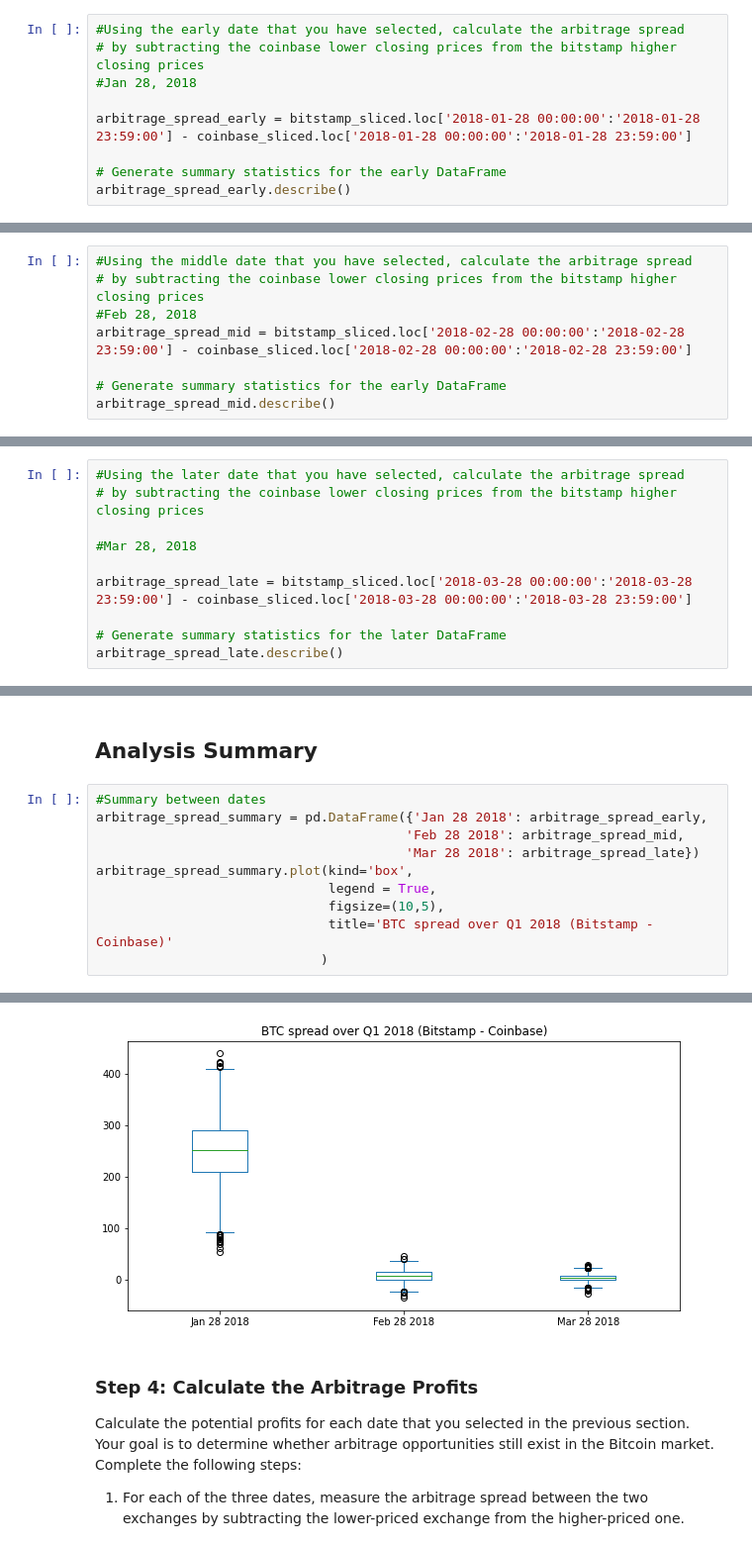
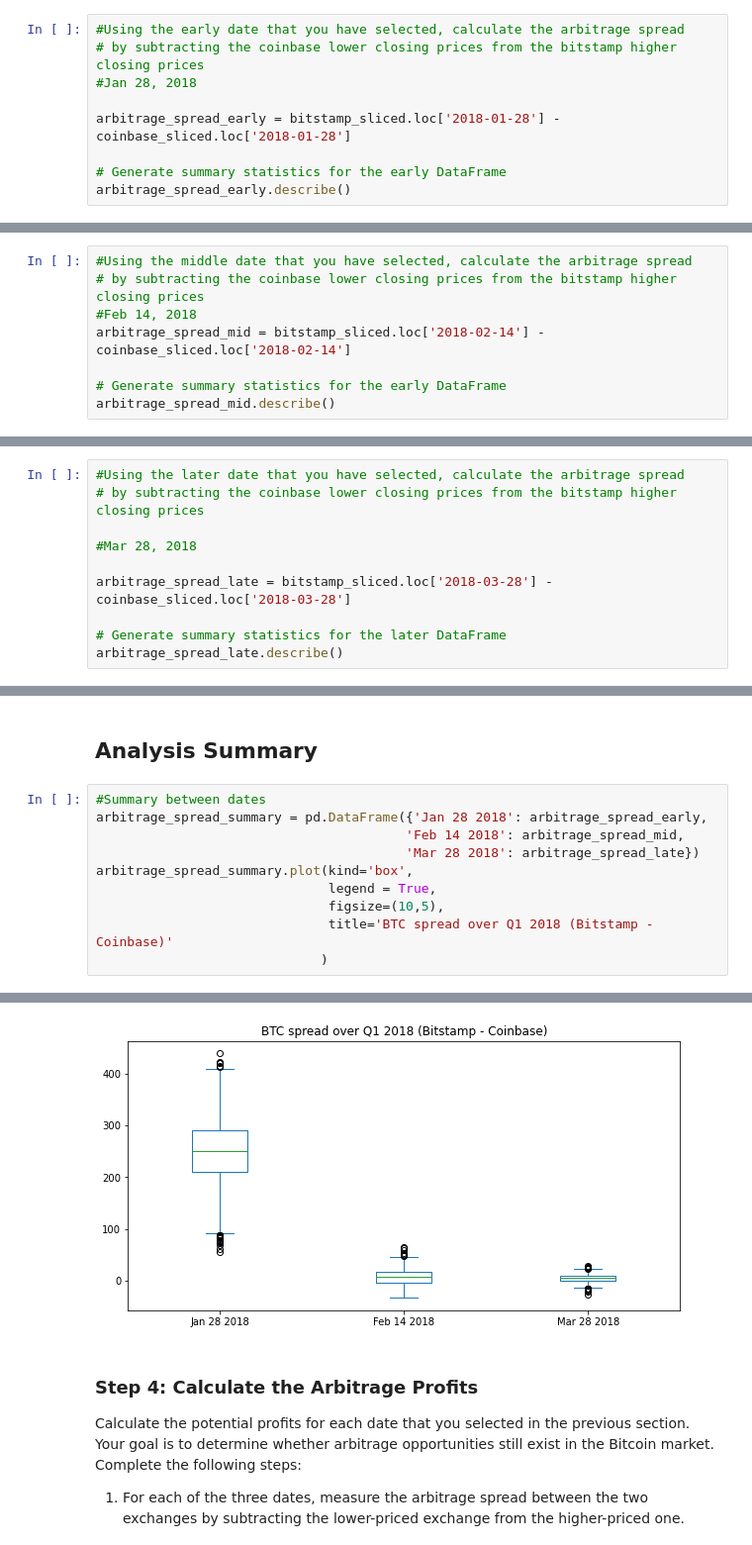
Before and after one commit to johngru/bitcoin_arbitrage_analysis, a Jupyter notebook: crypto_arbitrage.ipynb, the cells around one changed output, grey strips where cells are left out. Shown: that part at 99% size. Saved outputs shown, nothing was run; the diff lists cells and outputs as text.

```diff
--- a/crypto_arbitrage.ipynb
+++ b/crypto_arbitrage.ipynb
@@ -485,7 +489,7 @@ Name: Close, dtype: float64
 # by subtracting the coinbase lower closing prices from the bitstamp higher closing prices
 #Jan 28, 2018
 
-arbitrage_spread_early = bitstamp_sliced.loc['2018-01-28 00:00:00':'2018-01-28 23:59:00'] - coinbase_sliced.loc['2018-01-28 00:00:00':'2018-01-28 23:59:00']
+arbitrage_spread_early = bitstamp_sliced.loc['2018-01-28'] - coinbase_sliced.loc['2018-01-28']
 
 # Generate summary statistics for the early DataFrame
 arbitrage_spread_early.describe()
@@ -565,8 +569,8 @@ Name: Close, dtype: float64
 # %%
 #Using the middle date that you have selected, calculate the arbitrage spread
 # by subtracting the coinbase lower closing prices from the bitstamp higher closing prices
-#Feb 28, 2018
-arbitrage_spread_mid = bitstamp_sliced.loc['2018-02-28 00:00:00':'2018-02-28 23:59:00'] - coinbase_sliced.loc['2018-02-28 00:00:00':'2018-02-28 23:59:00']
+#Feb 14, 2018
+arbitrage_spread_mid = bitstamp_sliced.loc['2018-02-14'] - coinbase_sliced.loc['2018-02-14']
 
 # Generate summary statistics for the early DataFrame
 arbitrage_spread_mid.describe()
@@ -650,7 +654,7 @@ Name: Close, dtype: float64
 
 #Mar 28, 2018
 
-arbitrage_spread_late = bitstamp_sliced.loc['2018-03-28 00:00:00':'2018-03-28 23:59:00'] - coinbase_sliced.loc['2018-03-28 00:00:00':'2018-03-28 23:59:00']
+arbitrage_spread_late = bitstamp_sliced.loc['2018-03-28'] - coinbase_sliced.loc['2018-03-28']
 
 # Generate summary statistics for the later DataFrame
 arbitrage_spread_late.describe()
@@ -680,16 +684,16 @@ arbitrage_spread_late.plot(kind='box',
 # %%
 #Summary between dates
 arbitrage_spread_summary = pd.DataFrame({'Jan 28 2018': arbitrage_spread_early,
-                                        'Feb 28 2018': arbitrage_spread_mid,
+                                        'Feb 14 2018': arbitrage_spread_mid,
                                         'Mar 28 2018': arbitrage_spread_late})
 arbitrage_spread_summary.plot(kind='box',
                               legend = True,
                               figsize=(10,5),
                               title='BTC spread over Q1 2018 (Bitstamp - Coinbase)'
                              )
 # %% [output]
 <AxesSubplot:title={'center':'BTC spread over Q1 2018 (Bitstamp - Coinbase)'}>
-[figure, old version]
+[figure, new version]
 # %% [markdown]
 ### Step 4: Calculate the Arbitrage Profits
 
```
Also changed, not shown: parts of 59 cells of this notebook, 2 other files.
